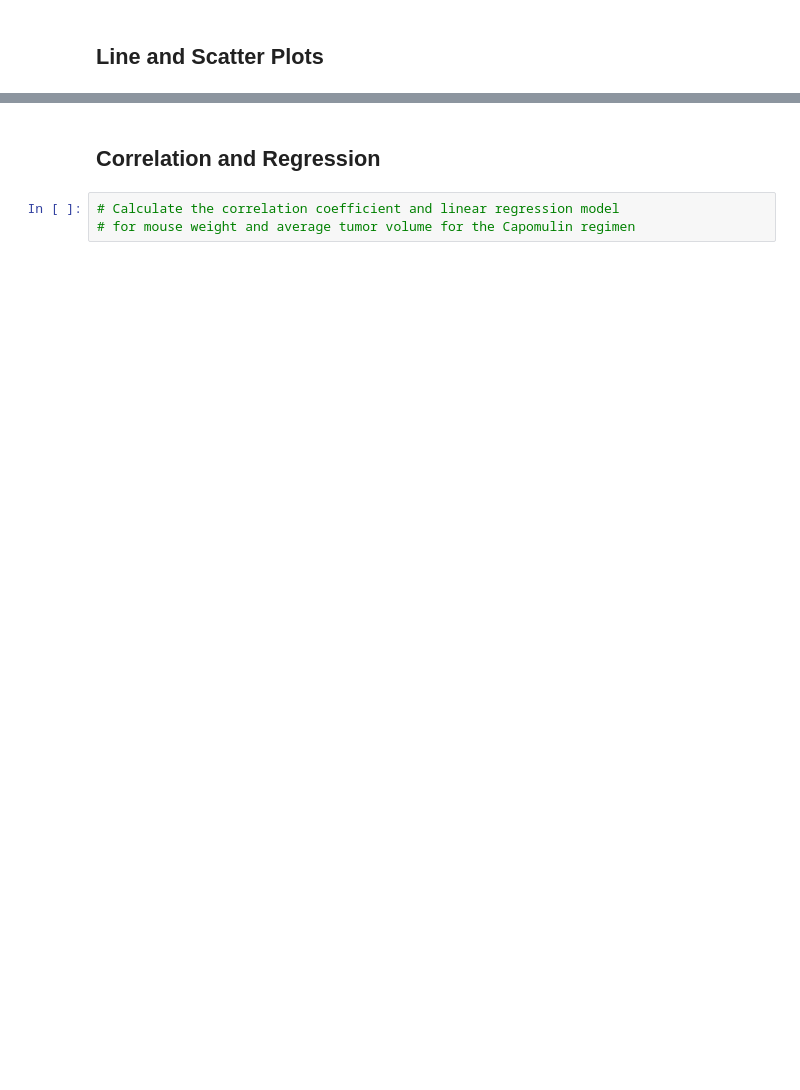
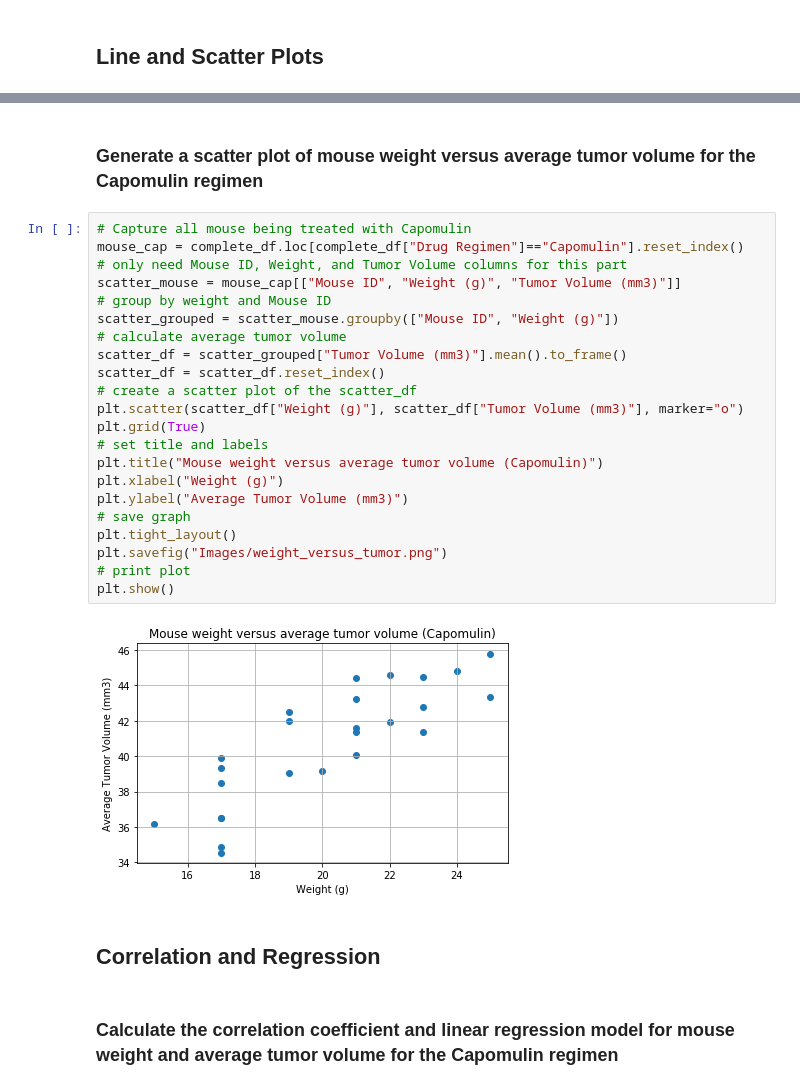
Before and after one commit to gemelodyyu/Matplotlib---The-Power-of-Plots, a Jupyter notebook: pymaceuticals.ipynb, the cells around one changed output, grey strips where cells are left out. Saved outputs shown, nothing was run; the diff lists cells and outputs as text; blank space fills up the shorter version.

```diff
--- a/pymaceuticals.ipynb
+++ b/pymaceuticals.ipynb
@@ -250,5 +325,30 @@ plt.show()
+# %% [markdown]
+### Generate a scatter plot of mouse weight versus average tumor volume for the Capomulin regimen
+# %%
+# Capture all mouse being treated with Capomulin
+mouse_cap = complete_df.loc[complete_df["Drug Regimen"]=="Capomulin"].reset_index()
+# only need Mouse ID, Weight, and Tumor Volume columns for this part
+scatter_mouse = mouse_cap[["Mouse ID", "Weight (g)", "Tumor Volume (mm3)"]]
+# group by weight and Mouse ID
+scatter_grouped = scatter_mouse.groupby(["Mouse ID", "Weight (g)"])
+# calculate average tumor volume
+scatter_df = scatter_grouped["Tumor Volume (mm3)"].mean().to_frame()
+scatter_df = scatter_df.reset_index()
+# create a scatter plot of the scatter_df
+plt.scatter(scatter_df["Weight (g)"], scatter_df["Tumor Volume (mm3)"], marker="o")
+plt.grid(True)
+# set title and labels
+plt.title("Mouse weight versus average tumor volume (Capomulin)")
+plt.xlabel("Weight (g)")
+plt.ylabel("Average Tumor Volume (mm3)")
+# save graph
+plt.tight_layout()
+plt.savefig("Images/weight_versus_tumor.png")
+# print plot
+plt.show()
+# %% [output]
+[figure, added]
 # %% [markdown]
 ## Correlation and Regression
-# %%
-# Calculate the correlation coefficient and linear regression model
-# for mouse weight and average tumor volume for the Capomulin regimen
+# %% [markdown]
+### Calculate the correlation coefficient and linear regression model for mouse weight and average tumor volume for the Capomulin regimen
```
Also changed, not shown: parts of 19 cells of this notebook.
